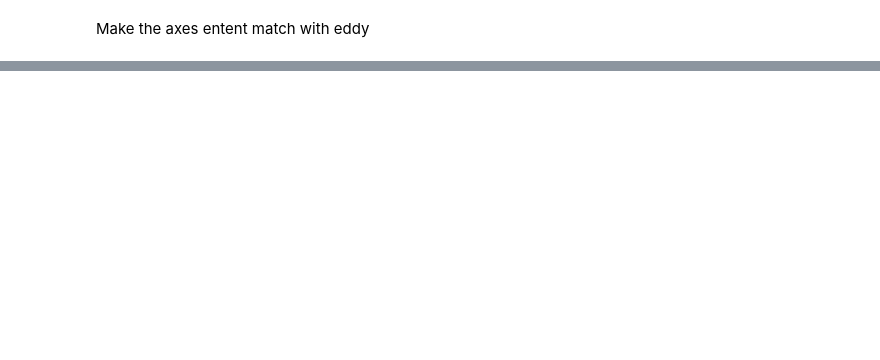
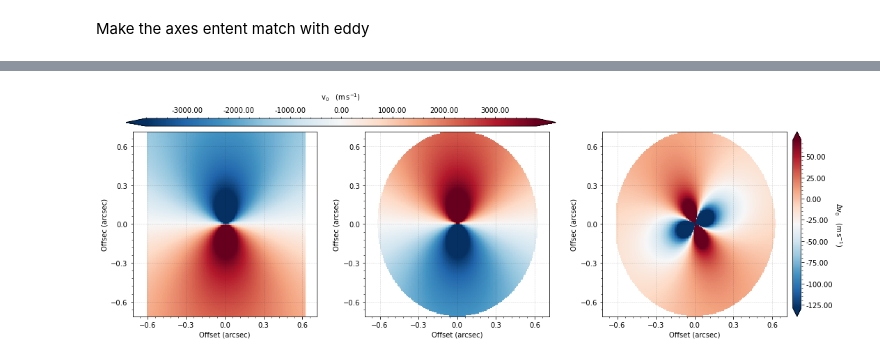
Before and after one commit to zuletav/warpdisks, a Jupyter notebook: notebooks/interpolation_comparison.ipynb, the cells around one changed output, grey strips where cells are left out. Saved outputs shown, nothing was run; the diff lists cells and outputs as text; code cells hidden in the pictures; blank space fills up the shorter version.

```diff
--- a/notebooks/interpolation_comparison.ipynb
+++ b/notebooks/interpolation_comparison.ipynb
@@ -243,0 +240,31 @@ Text(0, 0.5, 'Offsec (arcsec)')
+# %%
+residual = (model+img_v)
+vminr, vmaxr = np.nanpercentile(residual, [2, 98])
+
+kwargs1 = {'vmin':vmin, 'vmax':vmax}
+kwargs2 = {'vmin':vmin, 'vmax':vmax}
+kwargs3 = {'vmin':vminr, 'vmax':vmaxr}
+
+figR, (ax1, ax2, ax3) = plt.subplots(1, 3, figsize=(15, 5), constrained_layout=True)
+
+im1 = pl.plot_vel(img_xi_, img_yi_, model, ax=ax1, contours=False, **kwargs1)
+
+im2 = pl.plot_vel(img_xi_, img_yi_, img_v, ax=ax2, contours=False, **kwargs2)
+
+im3 = pl.plot_vel(img_xi_, img_yi_, residual, ax=ax3, contours=False, **kwargs3)
+#ax3.contour(img_xi_, img_yi_, img_r, 15, colors='k', linewidths=0.5)
+
+
+#
+#print(ax1.get_position().x0)
+cb1 = figR.colorbar(im1, ax=(ax1, ax2), extend='both', pad=0.03, format='%.2f', fraction=0.046, location='top', aspect=50)
+cb1.set_label(label=r'${\rm v_{0} \quad (m\,s^{-1})}$', rotation=0, labelpad=10)
+cb1.minorticks_on()
+#
+cb2 = figR.colorbar(im3, ax=ax3, extend='both', pad=0.03, format='%.2f', fraction=0.046)
+cb2.set_label(label=r'${\rm \Delta v_{0} \quad (m\,s^{-1})}$', rotation=270, labelpad=15)
+cb2.minorticks_on()
+
+#figR.savefig(f'residual_PA{PA}inc{inc}T{twist}t{tilt}.pdf', dpi=500, bbox_inches='tight')
+# %% [output]
+[figure, added]
```
Also changed, not shown: parts of 13 cells of this notebook, 4 other files.
